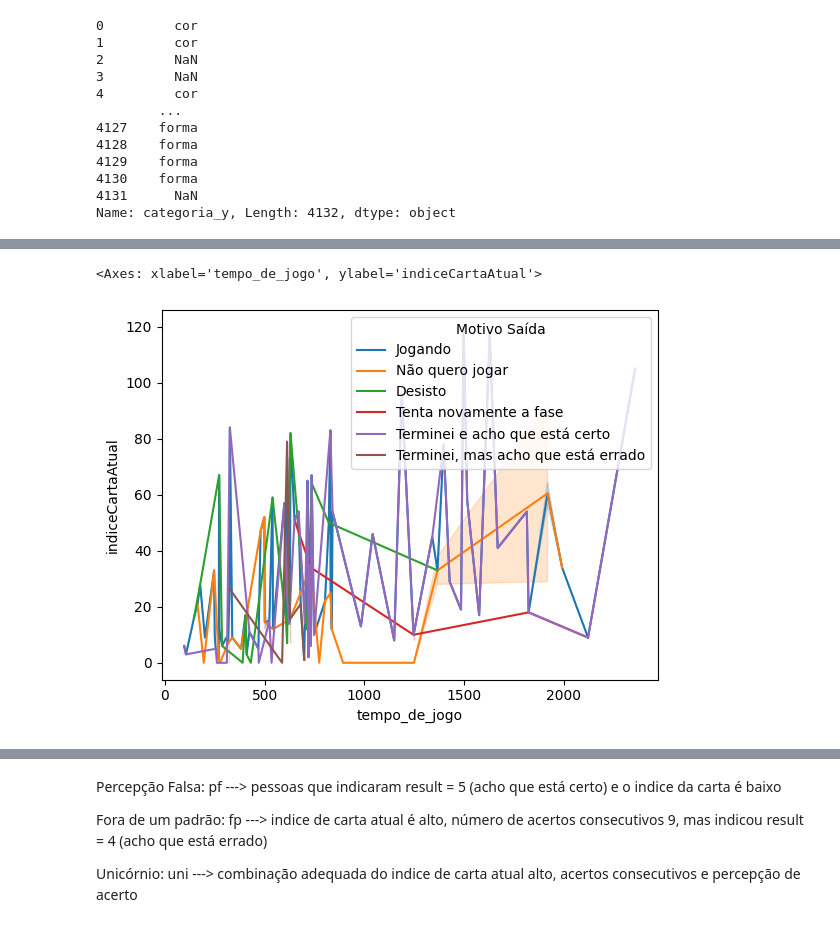
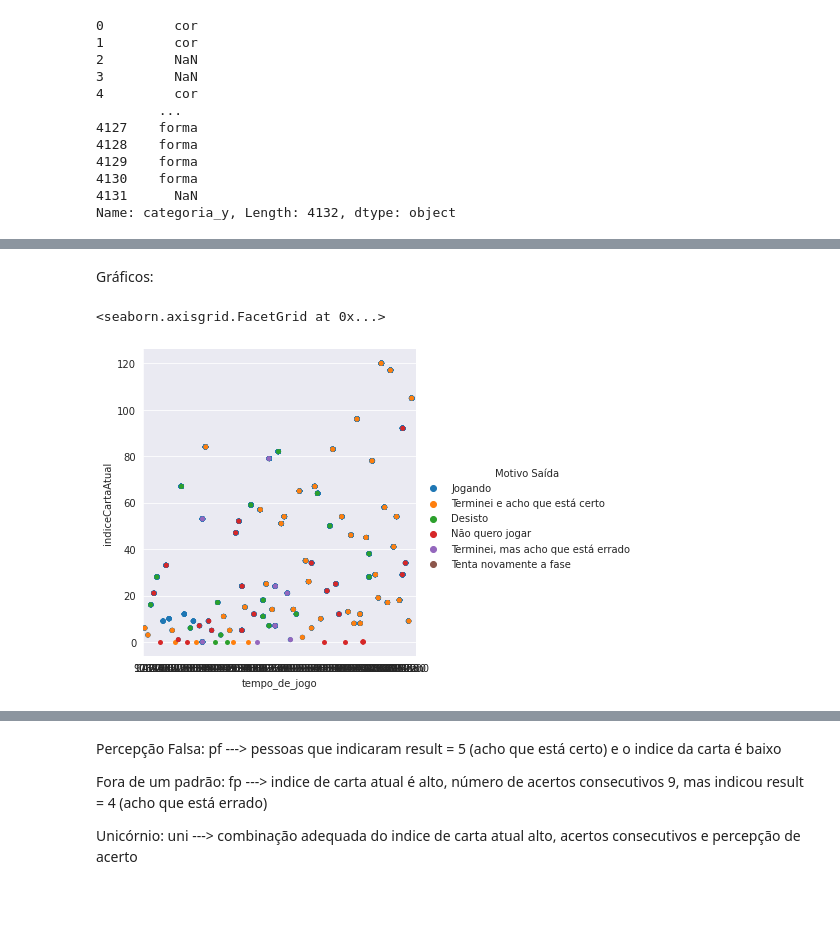
Before and after one commit to AnniProvietti/RIO20, a Jupyter notebook: fono_ceo-master/ipynb/dev/Wisconsin.ipynb, the cells around one changed output, grey strips where cells are left out. Saved outputs shown, nothing was run; the diff lists cells and outputs as text; code cells hidden in the pictures; blank space fills up the shorter version.

```diff
--- a/fono_ceo-master/ipynb/dev/Wisconsin.ipynb
+++ b/fono_ceo-master/ipynb/dev/Wisconsin.ipynb
@@ -496,10 +528,12 @@ Name: categoria_y, Length: 4132, dtype: object
+# %% [markdown]
+Gráficos:
 # %%
 import seaborn as sns
 
-sns.lineplot(y='indiceCartaAtual', x='tempo_de_jogo', data=df_id, legend=True, hue='Motivo Saída')
+sns.catplot(y='indiceCartaAtual', x='tempo_de_jogo', data=df_id, legend=True, hue='Motivo Saída')
 # %% [output]
-<Axes: xlabel='tempo_de_jogo', ylabel='indiceCartaAtual'>
+<seaborn.axisgrid.FacetGrid at 0x...>
-[figure, old version]
+[figure, new version]
 # %%
 import seaborn as sns
 
```
Also changed, not shown: parts of 123 cells of this notebook, 5 other files.
